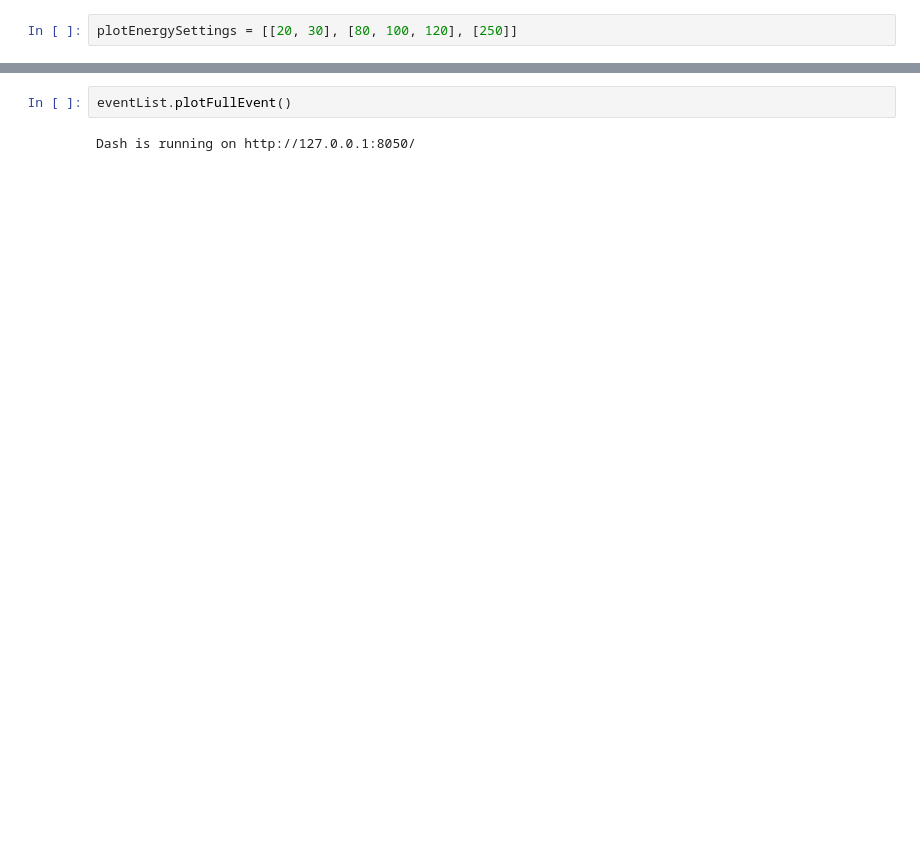
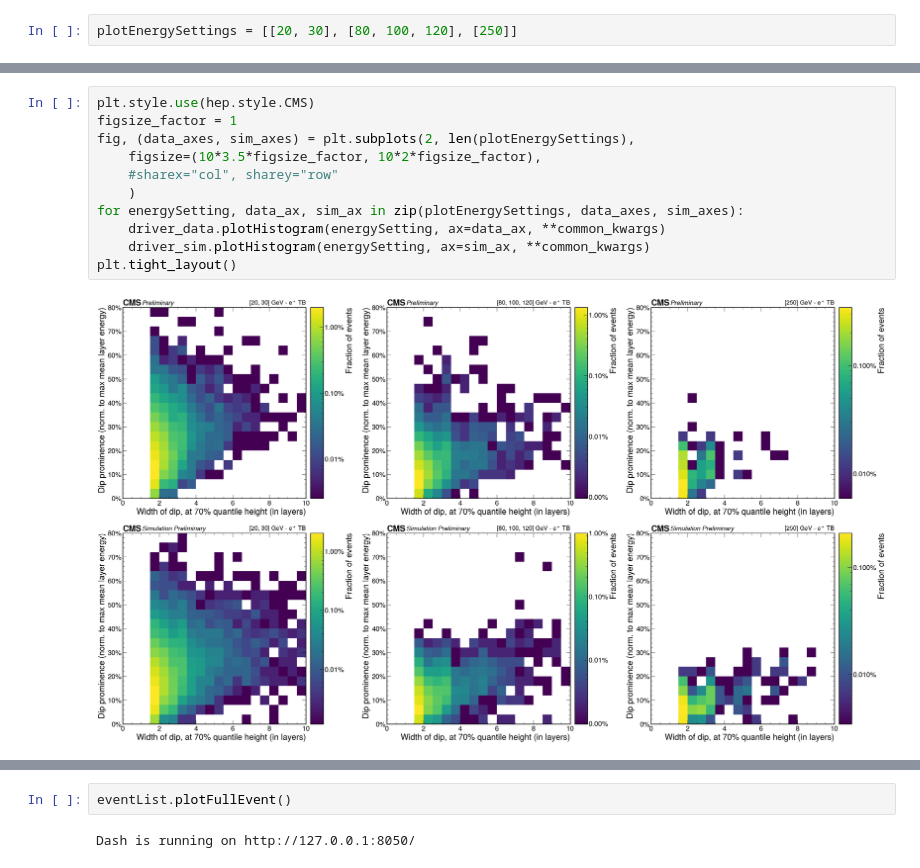
Before and after one commit to tcuisset/HgcalClue3DClusteringPlotting, a Jupyter notebook: longitudinalProfile/camel/results.ipynb, the cells around one changed output, grey strips where cells are left out. Saved outputs shown, nothing was run; the diff lists cells and outputs as text; blank space fills up the shorter version.

```diff
--- a/longitudinalProfile/camel/results.ipynb
+++ b/longitudinalProfile/camel/results.ipynb
@@ -39,0 +63,13 @@ eventList = driver_sim.getPassingEventList().query("prominences/beamEnergy > .02
+# %%
+plt.style.use(hep.style.CMS)
+figsize_factor = 1
+fig, (data_axes, sim_axes) = plt.subplots(2, len(plotEnergySettings),
+    figsize=(10*3.5*figsize_factor, 10*2*figsize_factor),
+    #sharex="col", sharey="row"
+    )
+for energySetting, data_ax, sim_ax in zip(plotEnergySettings, data_axes, sim_axes):
+    driver_data.plotHistogram(energySetting, ax=data_ax, **common_kwargs)
+    driver_sim.plotHistogram(energySetting, ax=sim_ax, **common_kwargs)
+plt.tight_layout()
+# %% [output]
+[figure, added]
```
Also changed, not shown: parts of 10 cells of this notebook, 4 other files.
